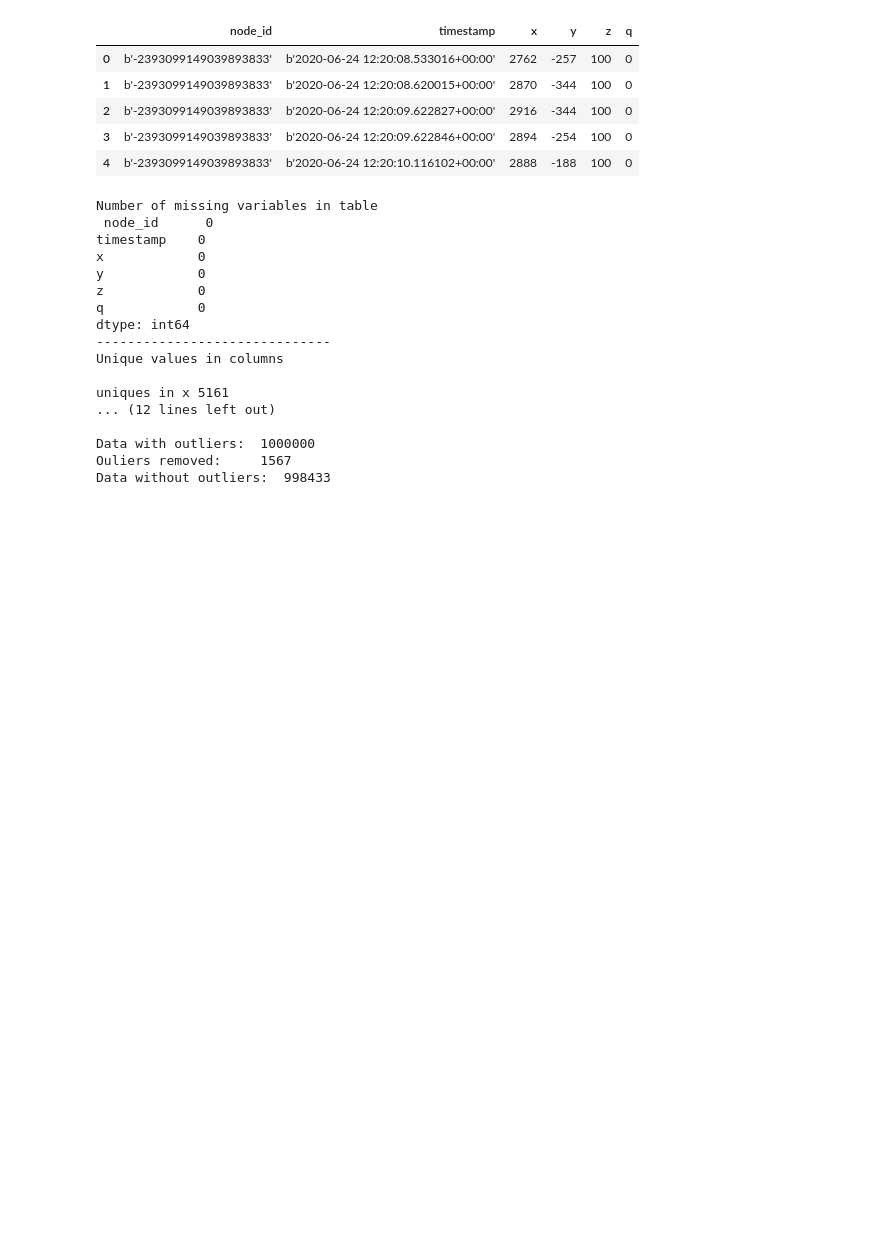
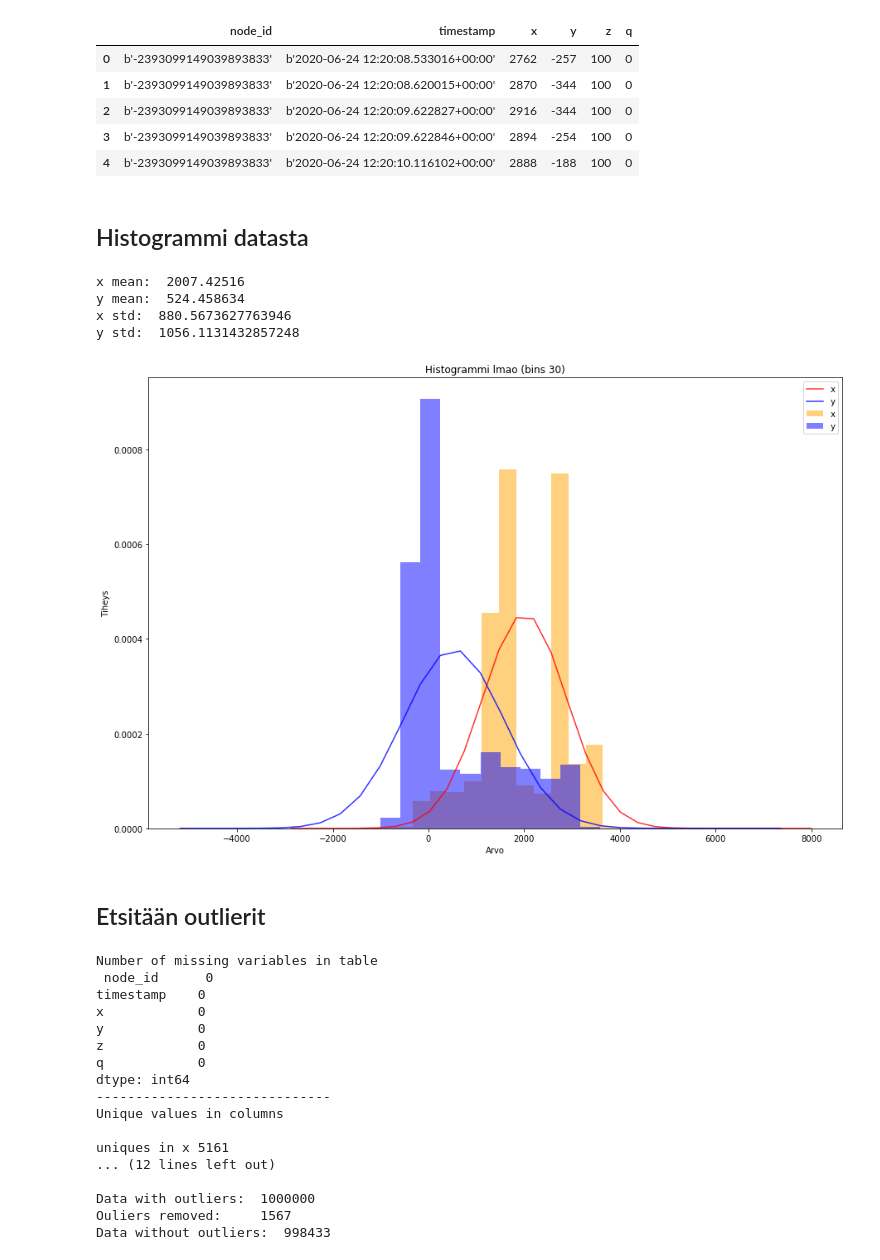
Before and after one commit to Erik-Eki/Project-2-machine-learning-applications, a Jupyter notebook: main.ipynb, the cells around one changed output. Drawn from its saved outputs; the diff is of its cells as text; code cells hidden in the pictures; blank space fills up the shorter version.

Commit message:
ain.ipynb
mainiin histogrammi

```diff
--- a/main.ipynb
+++ b/main.ipynb
@@ -26,6 +26,18 @@ df.head(5)
 | 2 | b'-2393099149039893833' | b'2020-06-24 12:20:09.622827+00:00' | 2916 | -344 | 100 | 0 |
 | 3 | b'-2393099149039893833' | b'2020-06-24 12:20:09.622846+00:00' | 2894 | -254 | 100 | 0 |
 | 4 | b'-2393099149039893833' | b'2020-06-24 12:20:10.116102+00:00' | 2888 | -188 | 100 | 0 |
+# %% [markdown]
+## Histogrammi datasta
+# %%
+draw_histogram(df['x'], df['y'], 30)
+# %% [output]
+x mean:  2007.42516
+y mean:  524.458634
+x std:  880.5673627763946
+y std:  1056.1131432857248
+[figure, added]
+# %% [markdown]
+## Etsitään outlierit
 # %%
 df1 = find_outliers(df)
 # %% [output]
```
